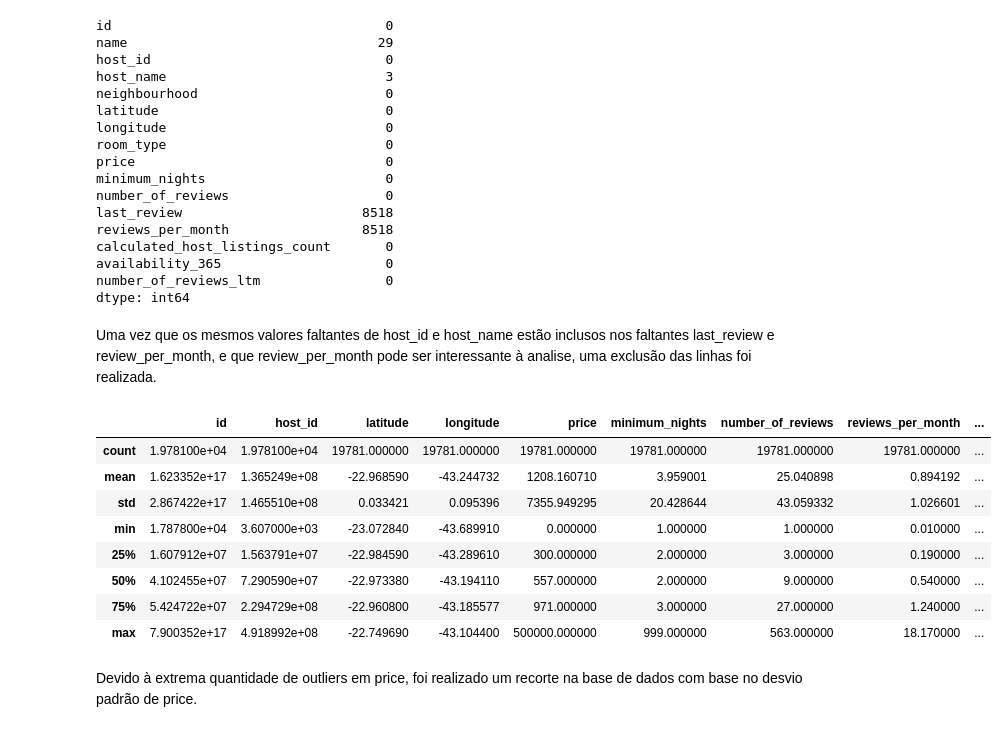
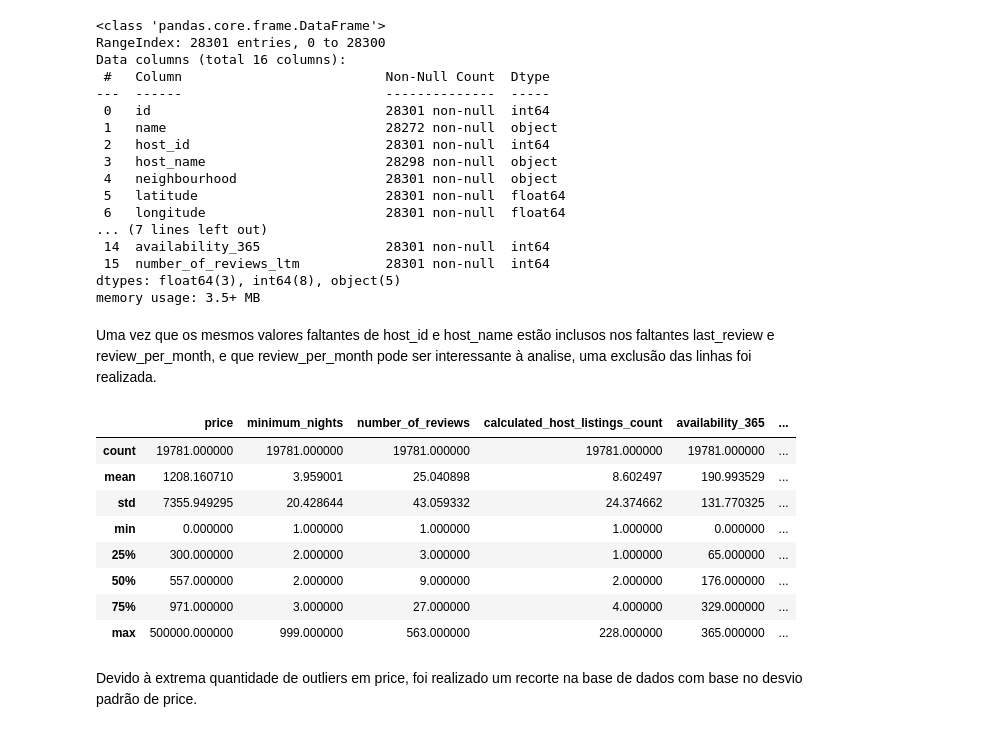
Before and after one commit to glauciapamponet/AirbnbAnalisys, a Jupyter notebook: airbnb-analysis.ipynb, the cells around one changed output. Saved outputs shown, nothing was run; the diff lists cells and outputs as text; code cells hidden in the pictures.

```diff
--- a/airbnb-analysis.ipynb
+++ b/airbnb-analysis.ipynb
@@ -1,43 +1,45 @@
 # %%
+import matplotlib.pyplot as plt
+import seaborn as sns
 import pandas as pd
 import warnings
 
 warnings.filterwarnings('ignore')
 
 dados = pd.read_csv('/kaggle/input/rio-de-janeiro-airbnb-listings-2022/AirbnbRJRentals.csv')
-dados.isna().sum()
+dados.info()
 # %% [output]
-id                                   0
-name                                29
-host_id                              0
-host_name                            3
-neighbourhood                        0
-latitude                             0
-longitude                            0
-room_type                            0
-price                                0
-minimum_nights                       0
-number_of_reviews                    0
-last_review                       8518
-reviews_per_month                 8518
-calculated_host_listings_count       0
-availability_365                     0
-number_of_reviews_ltm                0
-dtype: int64
+<class 'pandas.core.frame.DataFrame'>
+RangeIndex: 28301 entries, 0 to 28300
+Data columns (total 16 columns):
+ #   Column                          Non-Null Count  Dtype
+---  ------                          --------------  -----
+ 0   id                              28301 non-null  int64
+ 1   name                            28272 non-null  object
+ 2   host_id                         28301 non-null  int64
+ 3   host_name                       28298 non-null  object
+ 4   neighbourhood                   28301 non-null  object
+ 5   latitude                        28301 non-null  float64
+ 6   longitude                       28301 non-null  float64
+... (7 lines left out)
+ 14  availability_365                28301 non-null  int64
+ 15  number_of_reviews_ltm           28301 non-null  int64
+dtypes: float64(3), int64(8), object(5)
+memory usage: 3.5+ MB
 # %% [markdown]
 Uma vez que os mesmos valores faltantes de host_id e host_name estão inclusos nos faltantes last_review e review_per_month, e que review_per_month pode ser interessante à analise, uma exclusão das linhas foi realizada.
 # %%
 dados_limpos = dados.dropna()
-dados_limpos.describe()
+dados_limpos.select_dtypes('int64').describe().drop(columns={'id', 'host_id'})
 # %% [output]
-|  | id | host_id | latitude | longitude | price | minimum_nights | number_of_reviews | reviews_per_month | ... |
-| count | 1.978100e+04 | 1.978100e+04 | 19781.000000 | 19781.000000 | 19781.000000 | 19781.000000 | 19781.000000 | 19781.000000 | ... |
-| mean | 1.623352e+17 | 1.365249e+08 | -22.968590 | -43.244732 | 1208.160710 | 3.959001 | 25.040898 | 0.894192 | ... |
-| std | 2.867422e+17 | 1.465510e+08 | 0.033421 | 0.095396 | 7355.949295 | 20.428644 | 43.059332 | 1.026601 | ... |
-| min | 1.787800e+04 | 3.607000e+03 | -23.072840 | -43.689910 | 0.000000 | 1.000000 | 1.000000 | 0.010000 | ... |
-| 25% | 1.607912e+07 | 1.563791e+07 | -22.984590 | -43.289610 | 300.000000 | 2.000000 | 3.000000 | 0.190000 | ... |
-| 50% | 4.102455e+07 | 7.290590e+07 | -22.973380 | -43.194110 | 557.000000 | 2.000000 | 9.000000 | 0.540000 | ... |
-| 75% | 5.424722e+07 | 2.294729e+08 | -22.960800 | -43.185577 | 971.000000 | 3.000000 | 27.000000 | 1.240000 | ... |
-| max | 7.900352e+17 | 4.918992e+08 | -22.749690 | -43.104400 | 500000.000000 | 999.000000 | 563.000000 | 18.170000 | ... |
+|  | price | minimum_nights | number_of_reviews | calculated_host_listings_count | availability_365 | ... |
+| count | 19781.000000 | 19781.000000 | 19781.000000 | 19781.000000 | 19781.000000 | ... |
+| mean | 1208.160710 | 3.959001 | 25.040898 | 8.602497 | 190.993529 | ... |
+| std | 7355.949295 | 20.428644 | 43.059332 | 24.374662 | 131.770325 | ... |
+| min | 0.000000 | 1.000000 | 1.000000 | 1.000000 | 0.000000 | ... |
+| 25% | 300.000000 | 2.000000 | 3.000000 | 1.000000 | 65.000000 | ... |
+| 50% | 557.000000 | 2.000000 | 9.000000 | 2.000000 | 176.000000 | ... |
+| 75% | 971.000000 | 3.000000 | 27.000000 | 4.000000 | 329.000000 | ... |
+| max | 500000.000000 | 999.000000 | 563.000000 | 228.000000 | 365.000000 | ... |
 # %% [markdown]
 Devido à extrema quantidade de outliers em price, foi realizado um recorte na base de dados com base no desvio padrão de price.
```
Also changed, not shown: parts of 9 cells of this notebook.
